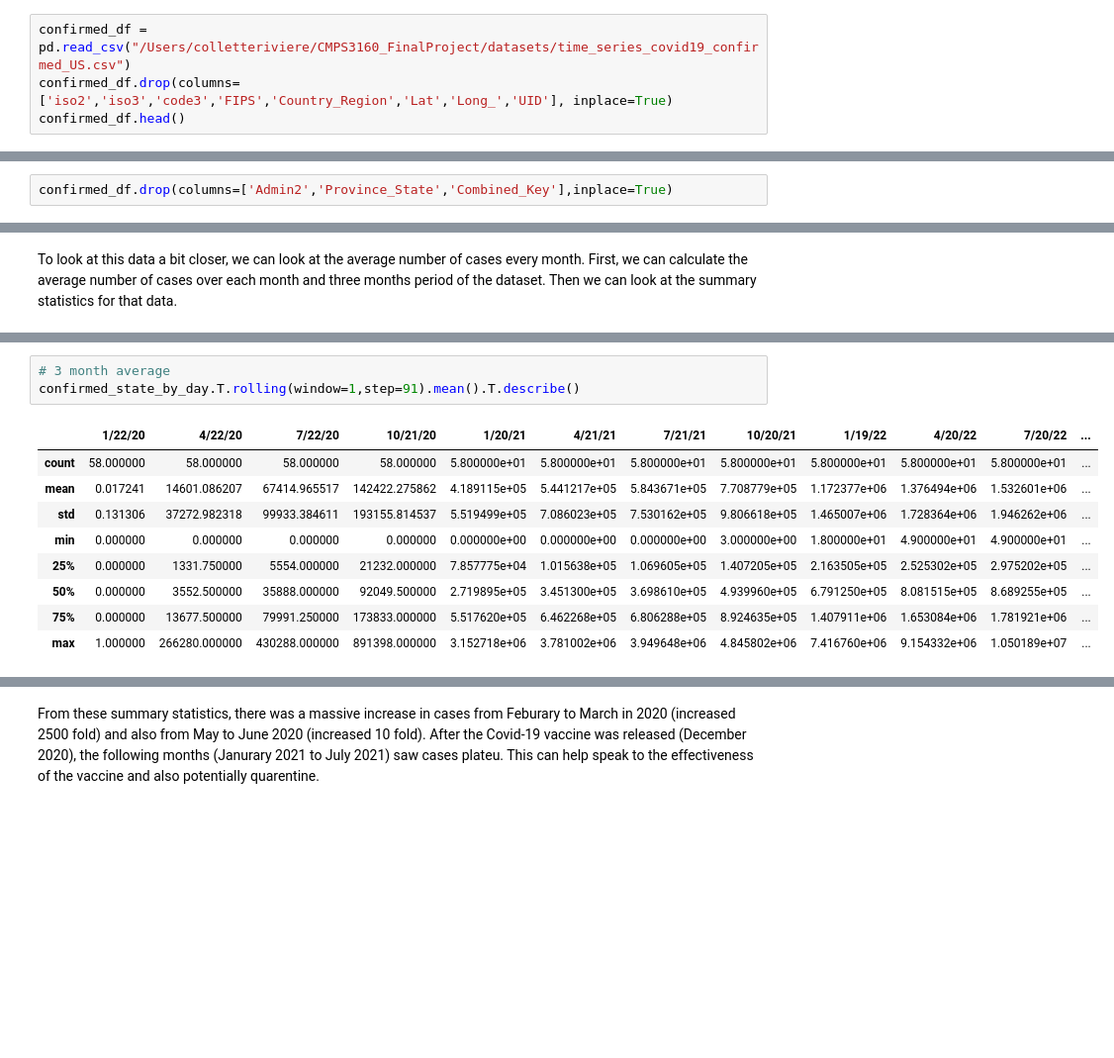
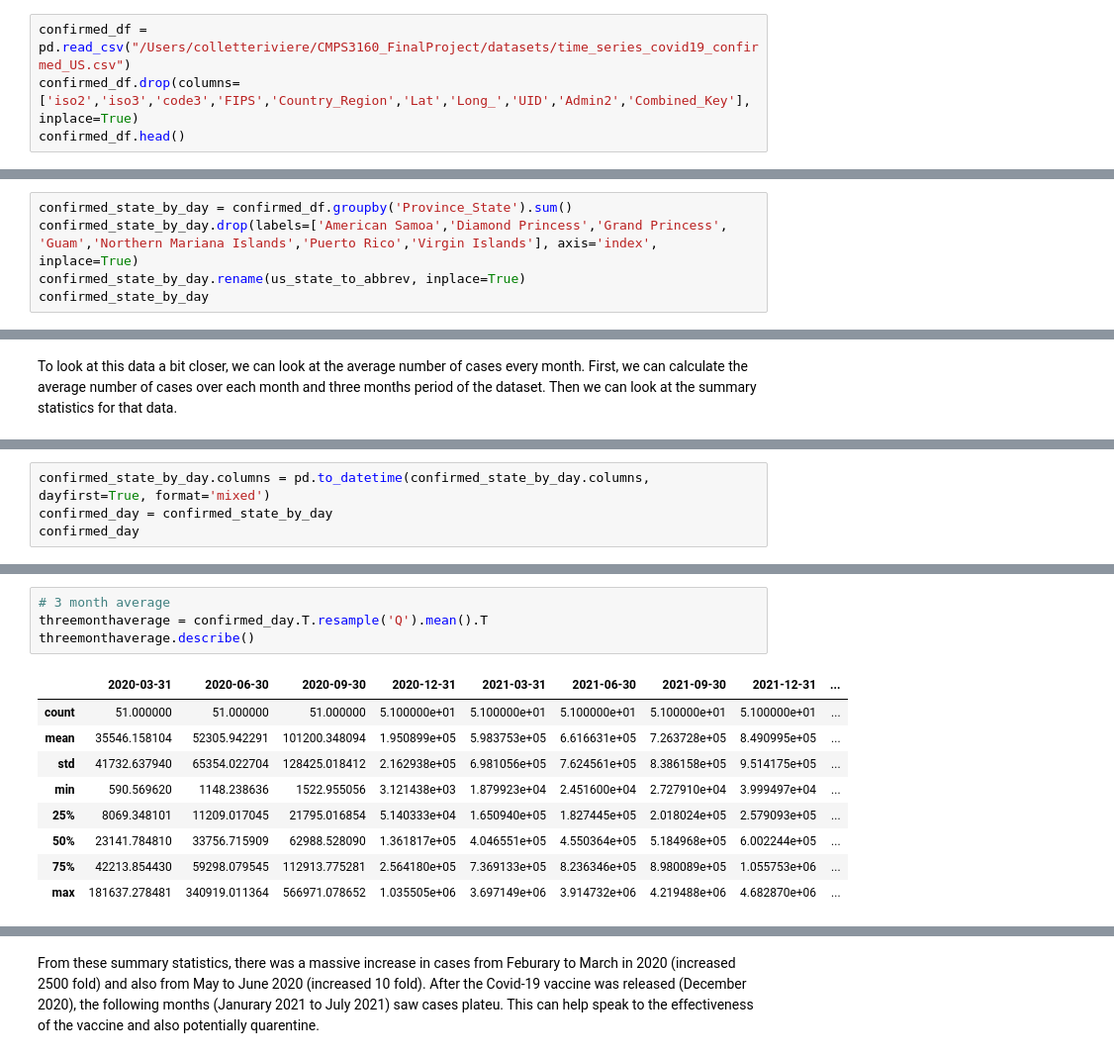
Before and after one commit to criviere1/criviere1.github.io, a Jupyter notebook: Milestone1.ipynb, the cells around one changed output, grey strips where cells are left out. Shown at 99% size. Saved outputs shown, nothing was run; the diff lists cells and outputs as text; blank space fills up the shorter version.

```diff
--- a/Milestone1.ipynb
+++ b/Milestone1.ipynb
@@ -105,6 +101,6 @@ hesitancy_df.plot.scatter(x=['Percent non-Hispanic White'], y='Social Vulnerabil
 This data is from the COVID-19 Data Repository by the Center for Systems Science and Engineering (CSSE) at Johns Hopkins University. Over the course of three years, (1/22/20 to 3/9/23) data on the daily confirmed cases, deaths, and recoveries from Covid-19 were published to this Github repository: https://github.com/CSSEGISandData/COVID-19.git. The data is reported by city and state, but for ease, we chose to look at the state level so rows were aggregated to one row per state (or territory). Additionally, this dataset is being used to look at Covid-19 cases over time (dates), all other columns were dropped.
 # %%
 confirmed_df = pd.read_csv("/Users/colletteriviere/CMPS3160_FinalProject/datasets/time_series_covid19_confirmed_US.csv")
-confirmed_df.drop(columns=['iso2','iso3','code3','FIPS','Country_Region','Lat','Long_','UID'], inplace=True)
+confirmed_df.drop(columns=['iso2','iso3','code3','FIPS','Country_Region','Lat','Long_','UID','Admin2','Combined_Key'], inplace=True)
 confirmed_df.head()
 # %% [output]
@@ -118,2 +113,0 @@ confirmed_df.head()
-# %%
-confirmed_df.drop(columns=['Admin2','Province_State','Combined_Key'],inplace=True)
@@ -261,0 +168,5 @@ confirmed_state_by_day
+# %%
+confirmed_state_by_day = confirmed_df.groupby('Province_State').sum()
+confirmed_state_by_day.drop(labels=['American Samoa','Diamond Princess','Grand Princess', 'Guam','Northern Mariana Islands','Puerto Rico','Virgin Islands'], axis='index', inplace=True)
+confirmed_state_by_day.rename(us_state_to_abbrev, inplace=True)
+confirmed_state_by_day
@@ -300,0 +210,4 @@ confirmed_state_by_day.T.rolling(window=1,step=31).mean().T
+# %%
+confirmed_state_by_day.columns = pd.to_datetime(confirmed_state_by_day.columns, dayfirst=True, format='mixed')
+confirmed_day = confirmed_state_by_day
+confirmed_day
@@ -315,13 +257,14 @@ confirmed_state_by_day.T.rolling(window=1,step=31).mean().T.describe()
 # %%
 # 3 month average
-confirmed_state_by_day.T.rolling(window=1,step=91).mean().T.describe()
+threemonthaverage = confirmed_day.T.resample('Q').mean().T
+threemonthaverage.describe()
 # %% [output]
-|  | 1/22/20 | 4/22/20 | 7/22/20 | 10/21/20 | 1/20/21 | 4/21/21 | 7/21/21 | 10/20/21 | 1/19/22 | 4/20/22 | 7/20/22 | ... |
-| count | 58.000000 | 58.000000 | 58.000000 | 58.000000 | 5.800000e+01 | 5.800000e+01 | 5.800000e+01 | 5.800000e+01 | 5.800000e+01 | 5.800000e+01 | 5.800000e+01 | ... |
-| mean | 0.017241 | 14601.086207 | 67414.965517 | 142422.275862 | 4.189115e+05 | 5.441217e+05 | 5.843671e+05 | 7.708779e+05 | 1.172377e+06 | 1.376494e+06 | 1.532601e+06 | ... |
-| std | 0.131306 | 37272.982318 | 99933.384611 | 193155.814537 | 5.519499e+05 | 7.086023e+05 | 7.530162e+05 | 9.806618e+05 | 1.465007e+06 | 1.728364e+06 | 1.946262e+06 | ... |
-| min | 0.000000 | 0.000000 | 0.000000 | 0.000000 | 0.000000e+00 | 0.000000e+00 | 0.000000e+00 | 3.000000e+00 | 1.800000e+01 | 4.900000e+01 | 4.900000e+01 | ... |
-| 25% | 0.000000 | 1331.750000 | 5554.000000 | 21232.000000 | 7.857775e+04 | 1.015638e+05 | 1.069605e+05 | 1.407205e+05 | 2.163505e+05 | 2.525302e+05 | 2.975202e+05 | ... |
-| 50% | 0.000000 | 3552.500000 | 35888.000000 | 92049.500000 | 2.719895e+05 | 3.451300e+05 | 3.698610e+05 | 4.939960e+05 | 6.791250e+05 | 8.081515e+05 | 8.689255e+05 | ... |
-| 75% | 0.000000 | 13677.500000 | 79991.250000 | 173833.000000 | 5.517620e+05 | 6.462268e+05 | 6.806288e+05 | 8.924635e+05 | 1.407911e+06 | 1.653084e+06 | 1.781921e+06 | ... |
-| max | 1.000000 | 266280.000000 | 430288.000000 | 891398.000000 | 3.152718e+06 | 3.781002e+06 | 3.949648e+06 | 4.845802e+06 | 7.416760e+06 | 9.154332e+06 | 1.050189e+07 | ... |
+|  | 2020-03-31 | 2020-06-30 | 2020-09-30 | 2020-12-31 | 2021-03-31 | 2021-06-30 | 2021-09-30 | 2021-12-31 | ... |
+| count | 51.000000 | 51.000000 | 51.000000 | 5.100000e+01 | 5.100000e+01 | 5.100000e+01 | 5.100000e+01 | 5.100000e+01 | ... |
+| mean | 35546.158104 | 52305.942291 | 101200.348094 | 1.950899e+05 | 5.983753e+05 | 6.616631e+05 | 7.263728e+05 | 8.490995e+05 | ... |
+| std | 41732.637940 | 65354.022704 | 128425.018412 | 2.162938e+05 | 6.981056e+05 | 7.624561e+05 | 8.386158e+05 | 9.514175e+05 | ... |
+| min | 590.569620 | 1148.238636 | 1522.955056 | 3.121438e+03 | 1.879923e+04 | 2.451600e+04 | 2.727910e+04 | 3.999497e+04 | ... |
+| 25% | 8069.348101 | 11209.017045 | 21795.016854 | 5.140333e+04 | 1.650940e+05 | 1.827445e+05 | 2.018024e+05 | 2.579093e+05 | ... |
+| 50% | 23141.784810 | 33756.715909 | 62988.528090 | 1.361817e+05 | 4.046551e+05 | 4.550364e+05 | 5.184968e+05 | 6.002244e+05 | ... |
+| 75% | 42213.854430 | 59298.079545 | 112913.775281 | 2.564180e+05 | 7.369133e+05 | 8.236346e+05 | 8.980089e+05 | 1.055753e+06 | ... |
+| max | 181637.278481 | 340919.011364 | 566971.078652 | 1.035505e+06 | 3.697149e+06 | 3.914732e+06 | 4.219488e+06 | 4.682870e+06 | ... |
```
Also changed, not shown: parts of 13 cells of this notebook.
